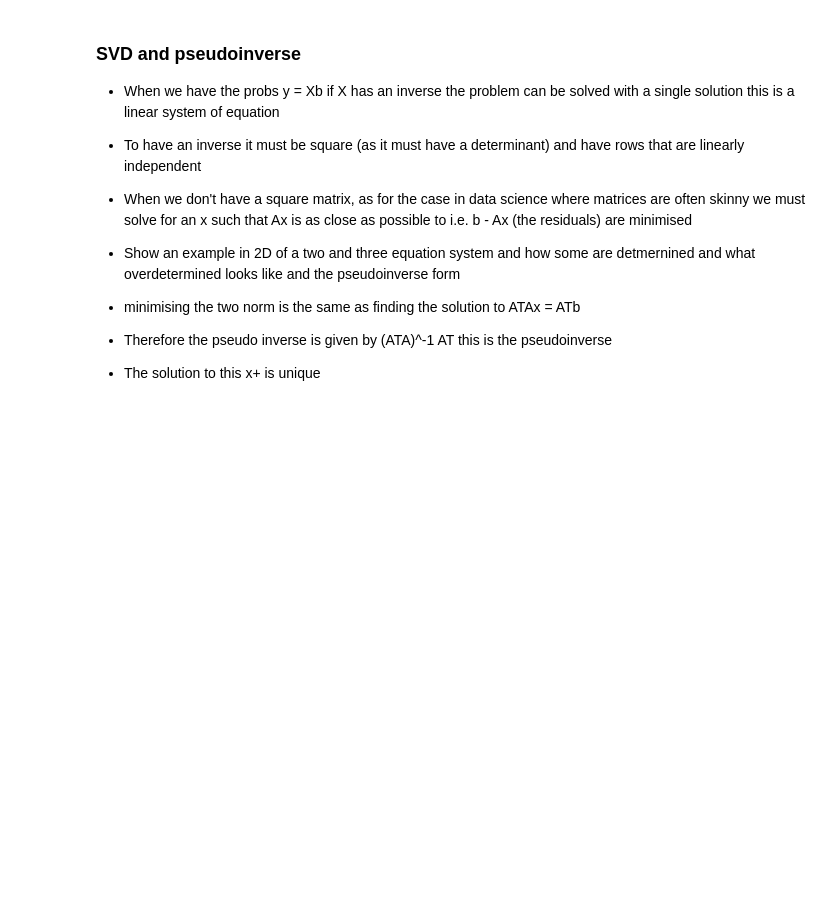
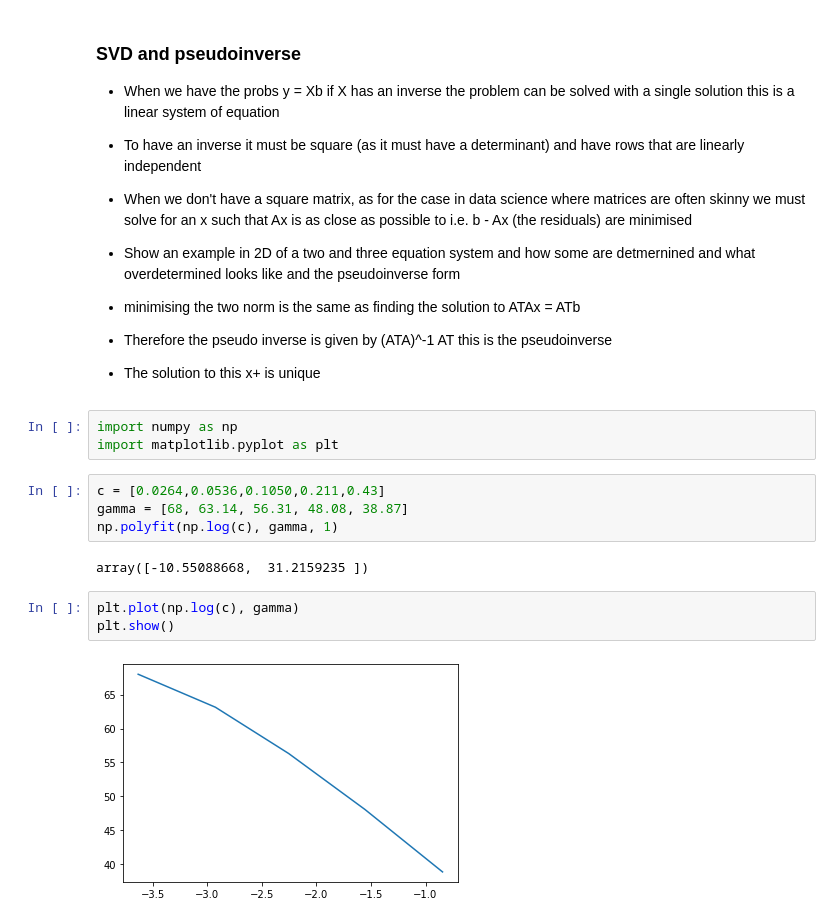
Before and after one commit to hws1302/linear-regression-from-scratch, a Jupyter notebook: testing.ipynb, the cells around one changed output. Drawn from its saved outputs; the diff is of its cells as text; blank space fills up the shorter version.

```diff
--- a/testing.ipynb
+++ b/testing.ipynb
@@ -683,3 +683,17 @@ ValueError: operands could not be broadcast together with shapes (2,) (2,50,50)
 - Therefore the pseudo inverse is given by (ATA)^-1 AT this is the pseudoinverse
 
 - The solution to this x+ is unique
+# %%
+import numpy as np
+import matplotlib.pyplot as plt
+# %%
+c = [0.0264,0.0536,0.1050,0.211,0.43]
+gamma = [68, 63.14, 56.31, 48.08, 38.87]
+np.polyfit(np.log(c), gamma, 1)
+# %% [output]
+array([-10.55088668,  31.2159235 ])
+# %%
+plt.plot(np.log(c), gamma)
+plt.show()
+# %% [output]
+[figure, added]
```
Also changed, not shown: 8 other files.
